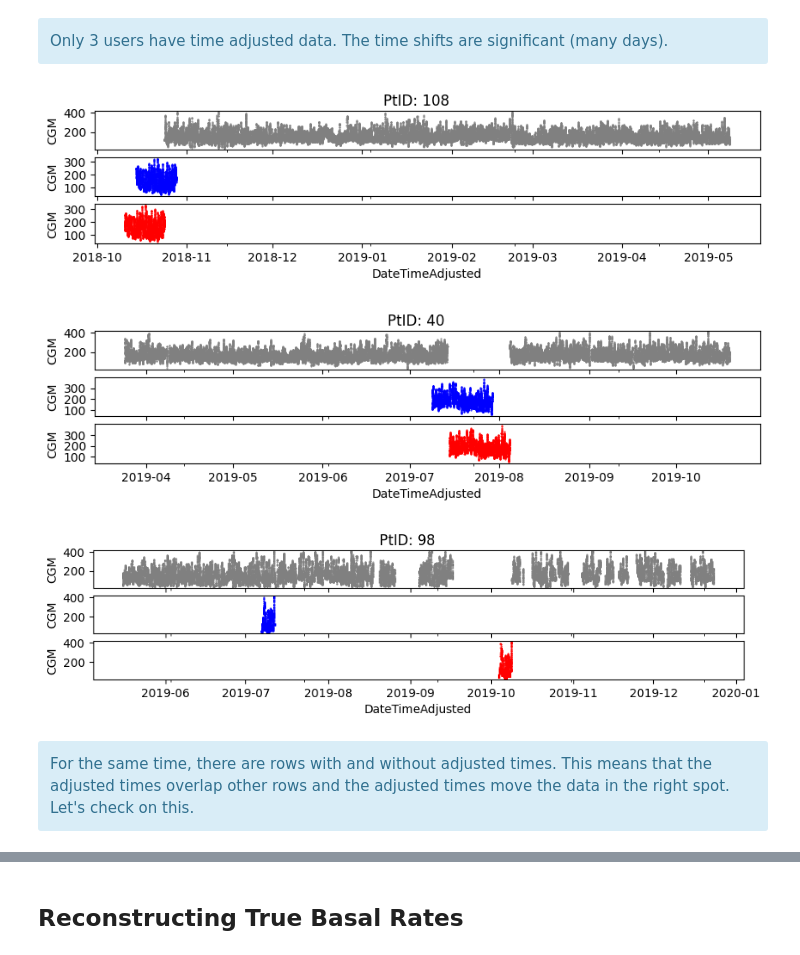
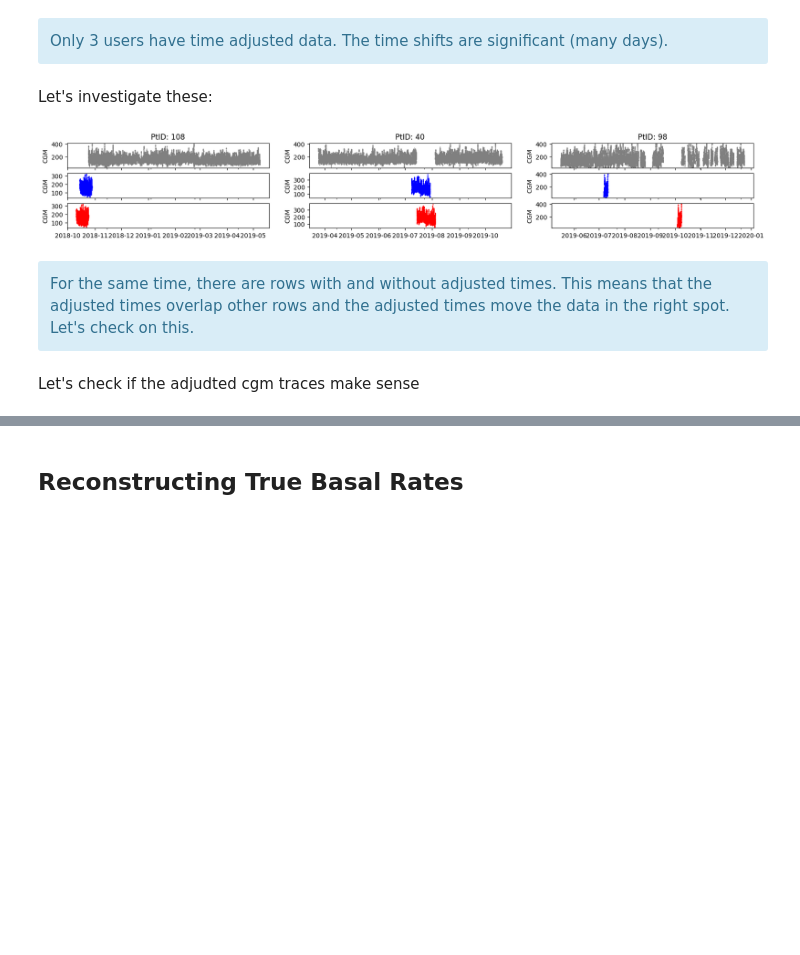
Before and after one commit to nudgebg/egvinsulin, a Jupyter notebook: notebooks/understand-flair-dataset/understand-flair-dataset.ipynb, the cells around one changed output, grey strips where cells are left out. Cells and saved outputs as stored; diff of their text form; code cells hidden in the pictures; blank space fills up the shorter version.

Commit message:
[20-understand-datasets] Restructure. Improve Loading and parsing. Investigate Extended Boluses

```diff
--- a/notebooks/understand-flair-dataset/understand-flair-dataset.ipynb
+++ b/notebooks/understand-flair-dataset/understand-flair-dataset.ipynb
@@ -101,11 +61,0 @@ def parse_flair_date_time_string(date_time_string):
-# %%
-path = os.path.join(current_dir, '..', '..', 'data/raw','FLAIRPublicDataSet','Data Tables', 'FLAIRDeviceCGM.txt')
-df_cgm = pd.read_csv(path, sep="|", low_memory=False, usecols=['PtID', 'DataDtTm', 'CGM', 'DataDtTm_adjusted'])
-df_cgm = parse_flair_dates(df_cgm,'DataDtTm')
-df_cgm['DateTimeAdjusted'] = df_cgm['DataDtTm_adjusted'].apply(parse_flair_date_time_string)
-
-display(df_cgm.head());
-print("overall data counts:")
-print(df_cgm.count(),"\n");
-
-print("unique patient ids: ", len(df_cgm.PtID.unique()))
@@ -160,20 +168,21 @@ unique patient ids with adjusted dates:  3
 # %% [markdown]
 <div class="alert alert-block alert-info"> Only 3 users have time adjusted data. The time shifts are significant (many days).</div>
+# %% [markdown]
+Let's investigate these:
 # %%
-#get a random PtID from subFrameAdjustedDates
-for randomUserId in adjustedUsers:
-    #subplots with 3 rows and 1 column
-    f,AX = plt.subplots(4,1,figsize=(10,2),sharex=True)
-
-    temp = df_cgm.loc[df_cgm.PtID == randomUserId]
-    temp.loc[temp.DateTimeAdjusted.isnull()].plot.scatter(x='DateTime', y='CGM',s=1, marker='.',ax=AX[0],color='gray')
-    temp.loc[temp.DateTimeAdjusted.notnull()].plot.scatter(x='DateTime', y='CGM',s=1, marker='.',ax=AX[1],color='blue')
-    temp.loc[temp.DateTimeAdjusted.notnull()].plot.scatter(x='DateTimeAdjusted', y='CGM',s=1, marker='.',ax=AX[2],color='red')
-    plt.suptitle("PtID: "+str(randomUserId))
+#Plot the cgm data for the three patients
+f,AX = plt.subplots(3,3,figsize=(20,2.5),sharex='col')
+for i_patient, patient_id in enumerate(df_cgm.loc[df_cgm.DateTimeAdjusted.notnull()].PtID.unique()):
+    temp = df_cgm.loc[df_cgm.PtID == patient_id]
+    temp.loc[temp.DateTimeAdjusted.isnull()].plot.scatter(x='DateTime', y='CGM',s=1, marker='.',ax=AX[0,i_patient],color='gray')
+    temp.loc[temp.DateTimeAdjusted.notnull()].plot.scatter(x='DateTime', y='CGM',s=1, marker='.',ax=AX[1,i_patient],color='blue')
+    temp.loc[temp.DateTimeAdjusted.notnull()].plot.scatter(x='DateTimeAdjusted', y='CGM',s=1, marker='.',ax=AX[2,i_patient],color='red')
+    AX[0][i_patient].set_title("PtID: "+str(patient_id));
+    AX[2][i_patient].set_xlabel('');
 # %% [output]
-[figure, old version]
+[figure, new version]
-[figure, removed]
-[figure, removed]
 # %% [markdown]
 <div class="alert alert-block alert-info"> For the same time, there are rows with and without adjusted times. This means that the adjusted times overlap other rows and the adjusted times move the data in the right spot. Let's check on this.</div>
+# %% [markdown]
+Let's check if the adjudted cgm traces make sense
 # %%
```
Also changed, not shown: parts of 76 cells of this notebook.
